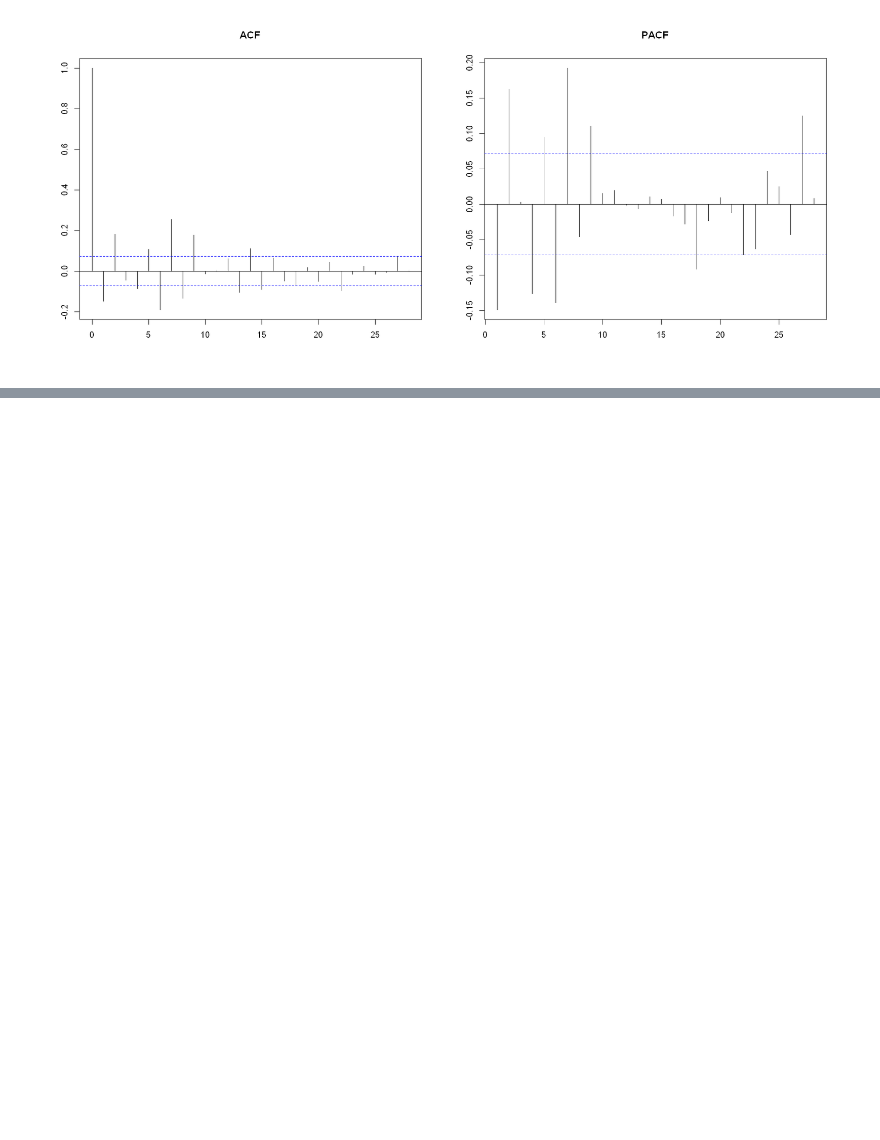
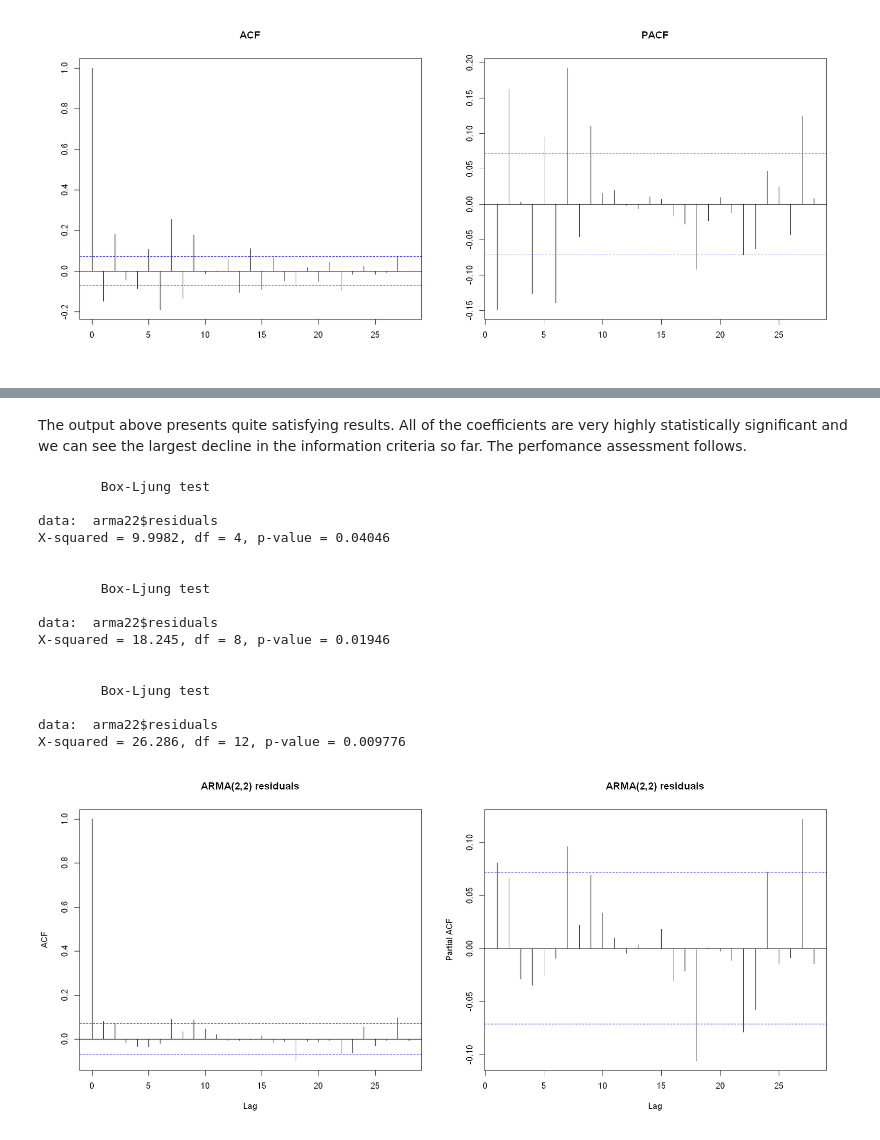
Before and after one commit to JanK0095/Financial-Econometrics-Course-Projects, a Jupyter notebook: HW2/FE1_HW2_Kubal_Mattanelli.ipynb, the cells around one changed output, grey strips where cells are left out. Cells and saved outputs as stored; diff of their text form; code cells hidden in the pictures; blank space fills up the shorter version.

```diff
--- a/HW2/FE1_HW2_Kubal_Mattanelli.ipynb
+++ b/HW2/FE1_HW2_Kubal_Mattanelli.ipynb
@@ -406,0 +361,5 @@ The results suggests that we indeed succeded in removing the autocorrelation up
+# %%
+#Ljung-Box test
+for (lag_order in c(4, 8, 12)) {
+    print(Box.test(arma12$residuals, type = "Ljung-Box", lag = lag_order))
+}
@@ -406,0 +385,4 @@ The results suggests that we indeed succeded in removing the autocorrelation up
+# %%
+#ARMA(2,2)
+arma22 <- Arima(log_returns_means, order = c(2, 0, 2))
+summary(arma22)
@@ -406,0 +406,31 @@ The results suggests that we indeed succeded in removing the autocorrelation up
+# %% [markdown]
+The output above presents quite satisfying results. All of the coefficients are very highly statistically significant and we can see the largest decline in the information criteria so far. The perfomance assessment follows.
+# %%
+#ACF and PACF
+par(mfrow=c(1,2))
+options(repr.plot.width = 16, repr.plot.height = 7)
+acf(arma22$residuals, main = "ARMA(2,2) residuals")
+pacf(arma22$residuals, main = "ARMA(2,2) residuals")
+
+#Ljung-Box test
+for (lag_order in c(4, 8, 12)) {
+    print(Box.test(arma22$residuals, type = "Ljung-Box", lag = lag_order))
+}
+# %% [output]
+        Box-Ljung test
+
+data:  arma22$residuals
+X-squared = 9.9982, df = 4, p-value = 0.04046
+
+
+        Box-Ljung test
+
+data:  arma22$residuals
+X-squared = 18.245, df = 8, p-value = 0.01946
+
+
+        Box-Ljung test
+
+data:  arma22$residuals
+X-squared = 26.286, df = 12, p-value = 0.009776
+[figure, added]
```
Also changed, not shown: parts of 60 cells of this notebook.
